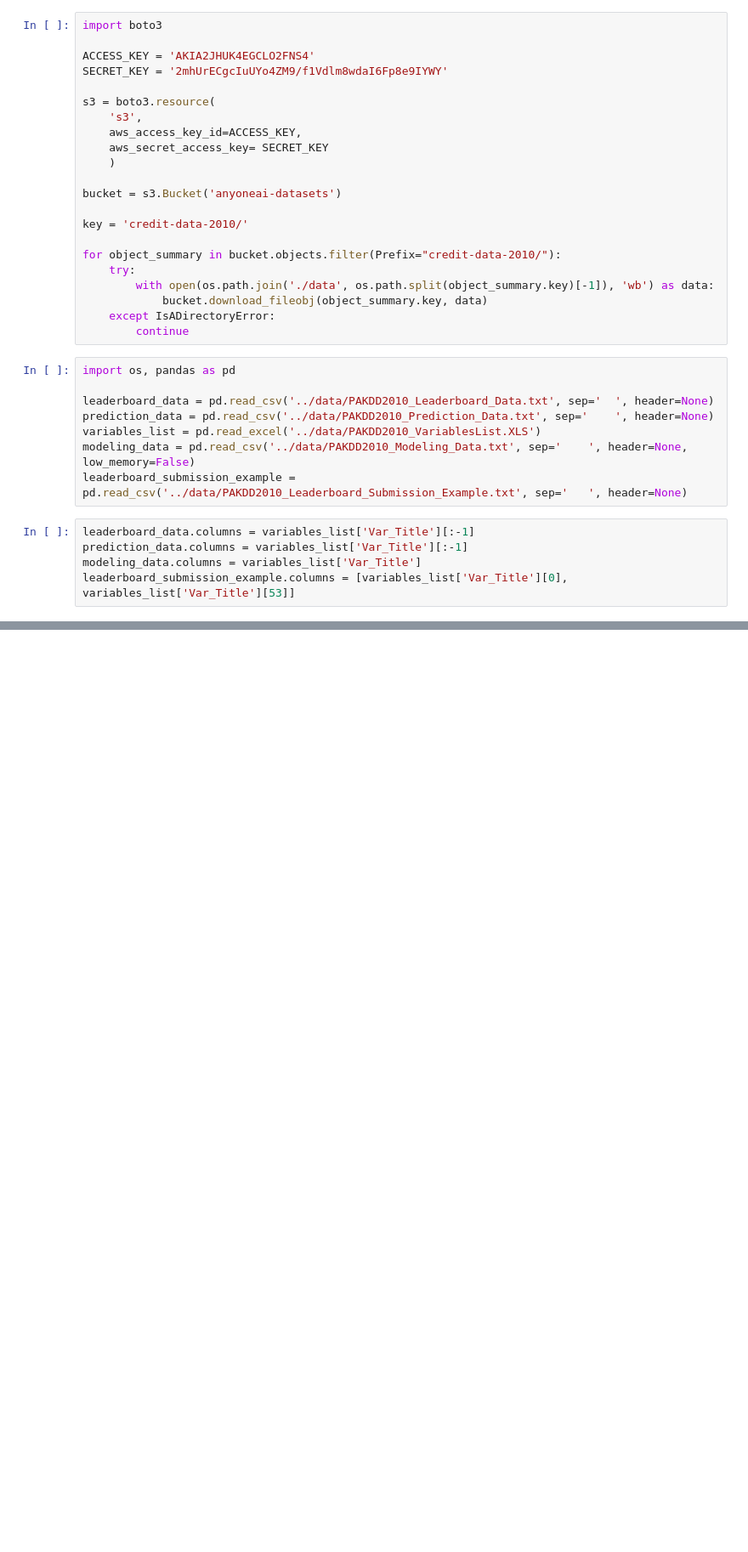
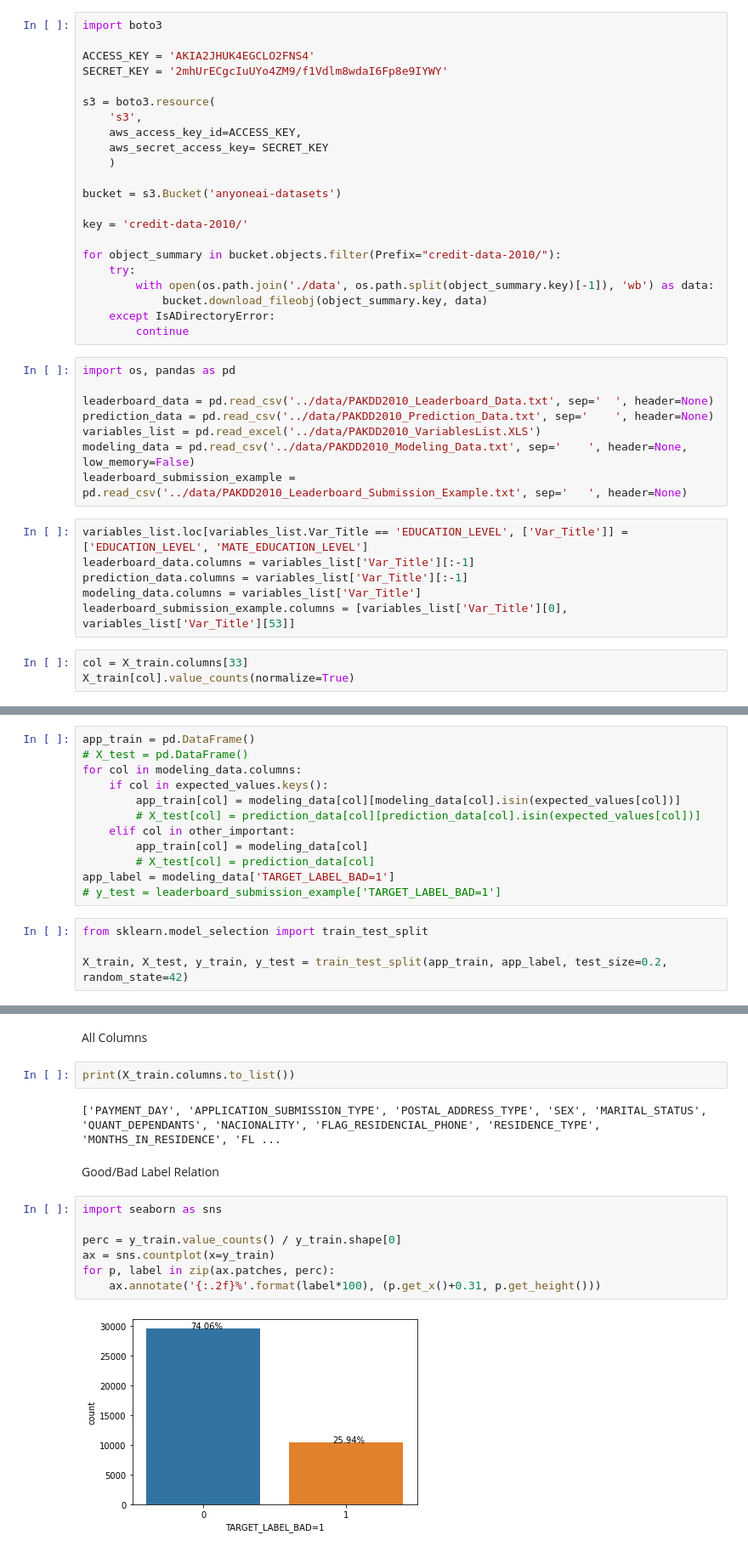
Before and after one commit to fidoarg/proyecto-final-anyoneai, a Jupyter notebook: base.ipynb, the cells around one changed output, grey strips where cells are left out. Shown at 85% size. Drawn from its saved outputs; the diff is of its cells as text; blank space fills up the shorter version.

```diff
--- a/base.ipynb
+++ b/base.ipynb
@@ -29,7 +29,11 @@ variables_list = pd.read_excel('../data/PAKDD2010_VariablesList.XLS')
 modeling_data = pd.read_csv('../data/PAKDD2010_Modeling_Data.txt', sep='	', header=None, low_memory=False)
 leaderboard_submission_example = pd.read_csv('../data/PAKDD2010_Leaderboard_Submission_Example.txt', sep='	', header=None)
 # %%
+variables_list.loc[variables_list.Var_Title == 'EDUCATION_LEVEL', ['Var_Title']] = ['EDUCATION_LEVEL', 'MATE_EDUCATION_LEVEL']
 leaderboard_data.columns = variables_list['Var_Title'][:-1]
 prediction_data.columns = variables_list['Var_Title'][:-1]
 modeling_data.columns = variables_list['Var_Title']
 leaderboard_submission_example.columns = [variables_list['Var_Title'][0], variables_list['Var_Title'][53]]
+# %%
+col = X_train.columns[33]
+X_train[col].value_counts(normalize=True)
@@ -35,0 +97,16 @@ leaderboard_submission_example.columns = [variables_list['Var_Title'][0], variab
+# %%
+app_train = pd.DataFrame()
+# X_test = pd.DataFrame()
+for col in modeling_data.columns:
+    if col in expected_values.keys():
+        app_train[col] = modeling_data[col][modeling_data[col].isin(expected_values[col])]
+        # X_test[col] = prediction_data[col][prediction_data[col].isin(expected_values[col])]
+    elif col in other_important:
+        app_train[col] = modeling_data[col]
+        # X_test[col] = prediction_data[col]
+app_label = modeling_data['TARGET_LABEL_BAD=1']
+# y_test = leaderboard_submission_example['TARGET_LABEL_BAD=1']
+# %%
+from sklearn.model_selection import train_test_split
+
+X_train, X_test, y_train, y_test = train_test_split(app_train, app_label, test_size=0.2, random_state=42)
@@ -35,0 +115,17 @@ leaderboard_submission_example.columns = [variables_list['Var_Title'][0], variab
+# %% [markdown]
+All Columns
+# %%
+print(X_train.columns.to_list())
+# %% [output]
+['PAYMENT_DAY', 'APPLICATION_SUBMISSION_TYPE', 'POSTAL_ADDRESS_TYPE', 'SEX', 'MARITAL_STATUS', 'QUANT_DEPENDANTS', 'NACIONALITY', 'FLAG_RESIDENCIAL_PHONE', 'RESIDENCE_TYPE', 'MONTHS_IN_RESIDENCE', 'FL ...
+# %% [markdown]
+Good/Bad Label Relation
+# %%
+import seaborn as sns
+
+perc = y_train.value_counts() / y_train.shape[0]
+ax = sns.countplot(x=y_train)
+for p, label in zip(ax.patches, perc):
+    ax.annotate('{:.2f}%'.format(label*100), (p.get_x()+0.31, p.get_height()))
+# %% [output]
+[figure, added]
```
Also changed, not shown: parts of 16 cells of this notebook, 2 other files.
